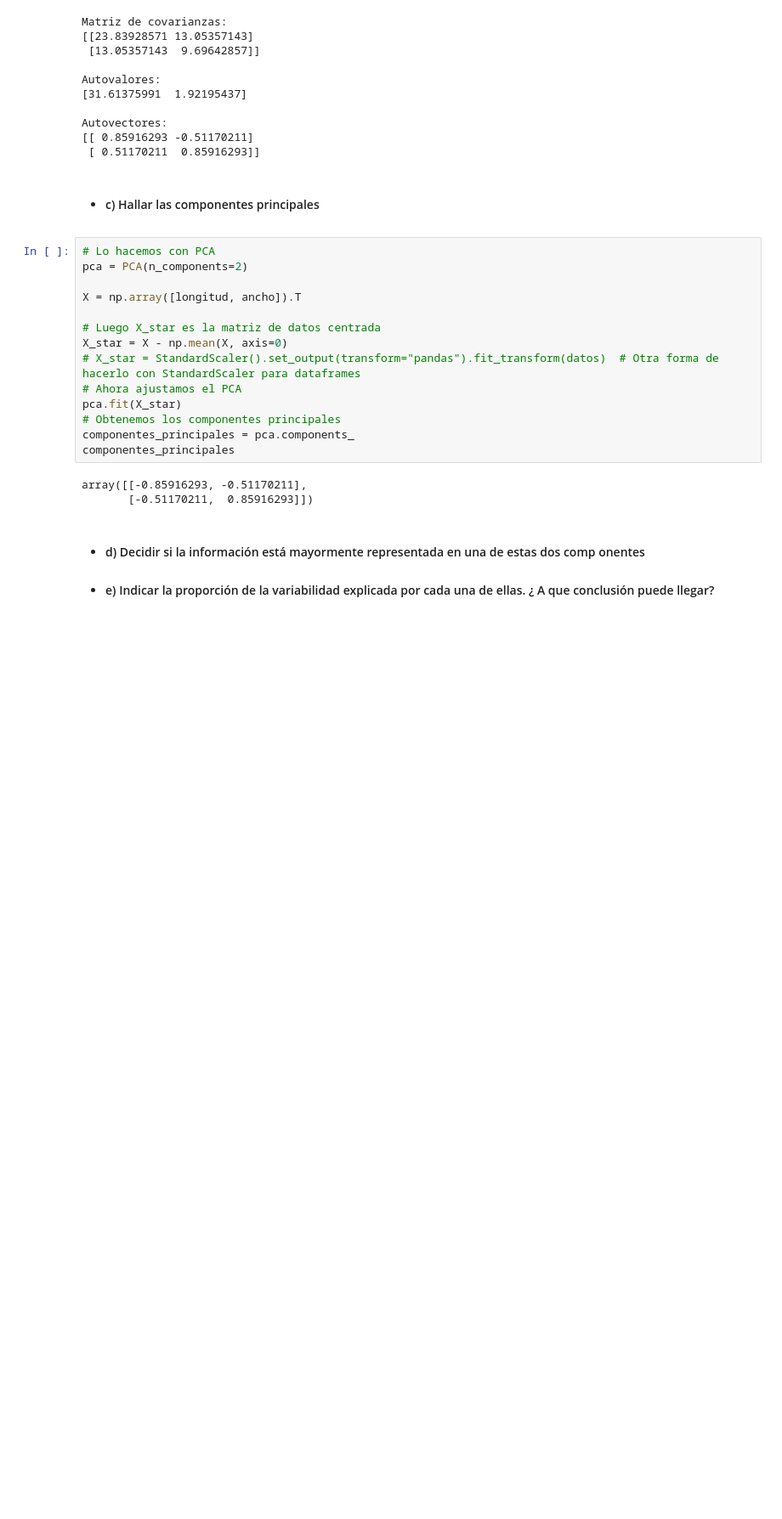
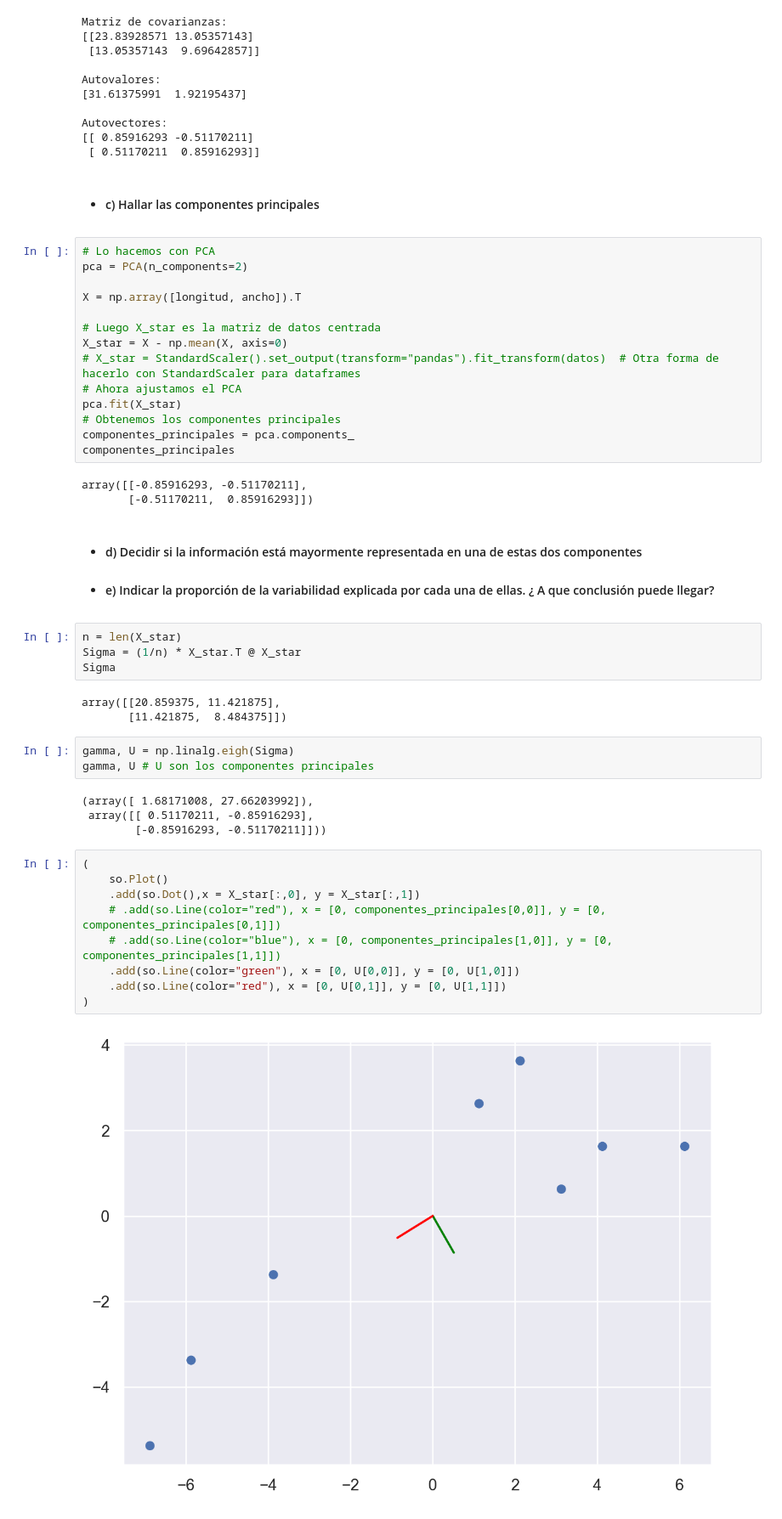
Before and after one commit to Gabrielnm7/Laboratorio-de-Datos1C24, a Jupyter notebook: Practicas/practica8.ipynb, the cells around one changed output. Shown at 85% size. Saved outputs shown, nothing was run; the diff lists cells and outputs as text; blank space fills up the shorter version.

```diff
--- a/Practicas/practica8.ipynb
+++ b/Practicas/practica8.ipynb
@@ -77,5 +78,30 @@ componentes_principales
 array([[-0.85916293, -0.51170211],
        [-0.51170211,  0.85916293]])
 # %% [markdown]
-- #### d) Decidir si la información está mayormente representada en una de estas dos comp onentes
+- #### d) Decidir si la información está mayormente representada en una de estas dos componentes
 - #### e) Indicar la proporción de la variabilidad explicada por cada una de ellas. ¿ A que conclusión puede llegar?
+# %%
+n = len(X_star)
+Sigma = (1/n) * X_star.T @ X_star
+Sigma
+# %% [output]
+array([[20.859375, 11.421875],
+       [11.421875,  8.484375]])
+# %%
+gamma, U = np.linalg.eigh(Sigma)
+gamma, U # U son los componentes principales
+# %% [output]
+(array([ 1.68171008, 27.66203992]),
+ array([[ 0.51170211, -0.85916293],
+        [-0.85916293, -0.51170211]]))
+# %%
+(
+    so.Plot()
+    .add(so.Dot(),x = X_star[:,0], y = X_star[:,1])
+    # .add(so.Line(color="red"), x = [0, componentes_principales[0,0]], y = [0, componentes_principales[0,1]])
+    # .add(so.Line(color="blue"), x = [0, componentes_principales[1,0]], y = [0, componentes_principales[1,1]])
+    .add(so.Line(color="green"), x = [0, U[0,0]], y = [0, U[1,0]])
+    .add(so.Line(color="red"), x = [0, U[0,1]], y = [0, U[1,1]])
+)
+# %% [output]
+[figure, added]
```
Also changed, not shown: parts of 36 cells of this notebook.
